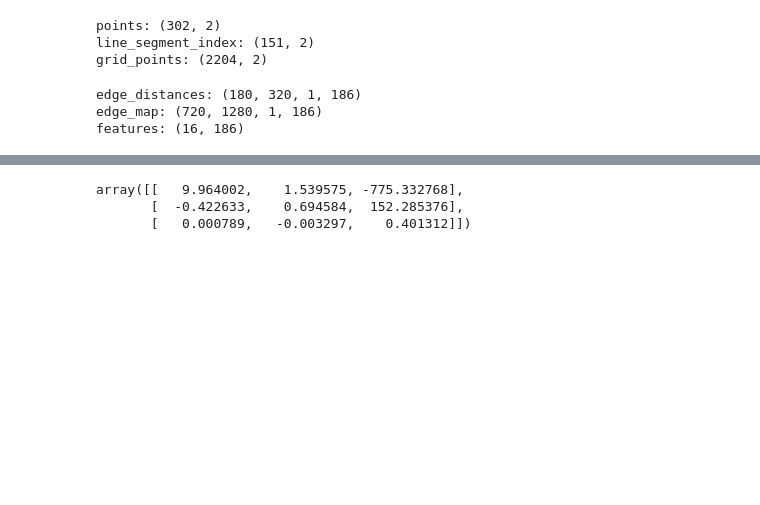
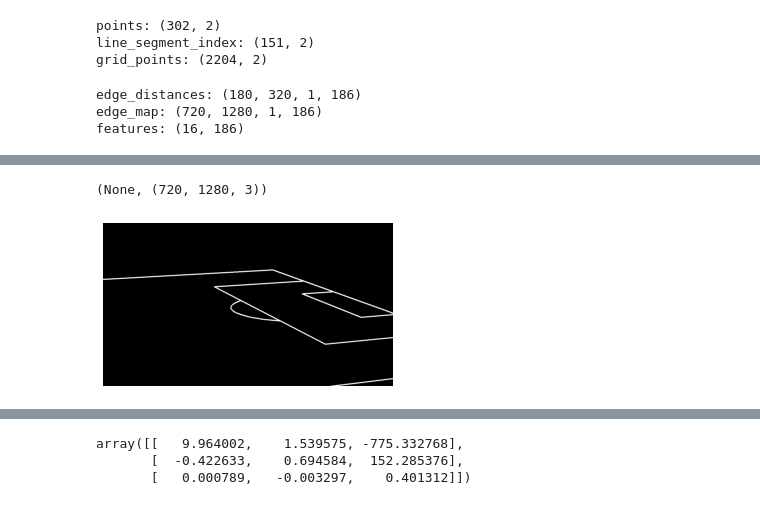
Before and after one commit to qrsforever/hzcsbet, a Jupyter notebook: docs/notebooks/SCCvSD.ipynb, the cells around one changed output, grey strips where cells are left out. Cells and saved outputs as stored; diff of their text form; code cells hidden in the pictures; blank space fills up the shorter version.

```diff
--- a/docs/notebooks/SCCvSD.ipynb
+++ b/docs/notebooks/SCCvSD.ipynb
@@ -1227,6 +1534,12 @@ def ut_distance_transform():
     dist_im = dist_im.astype(np.uint8)
     cv.imshow('distance image', dist_im)
     cv.waitKey()
+# %%
+img = ut_camera_to_edge_image()
+_imshow(img), img.shape
+# %% [output]
+(None, (720, 1280, 3))
+[figure, added]
 # %%
 def ut_template_to_image_homography_uot():
     camera_data = np.asarray([640, 360, 3081.976880,
```
Also changed, not shown: parts of 57 cells of this notebook.
